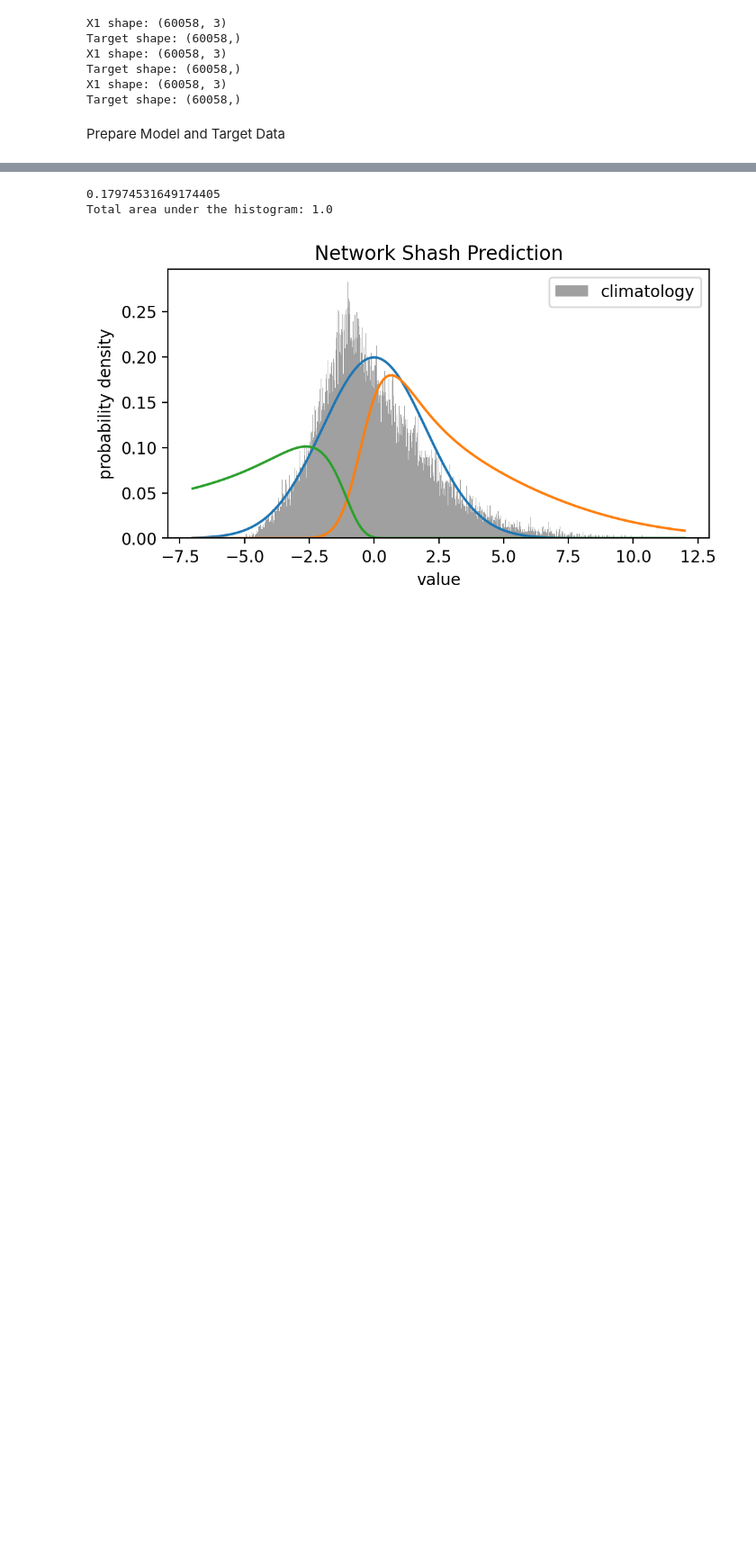
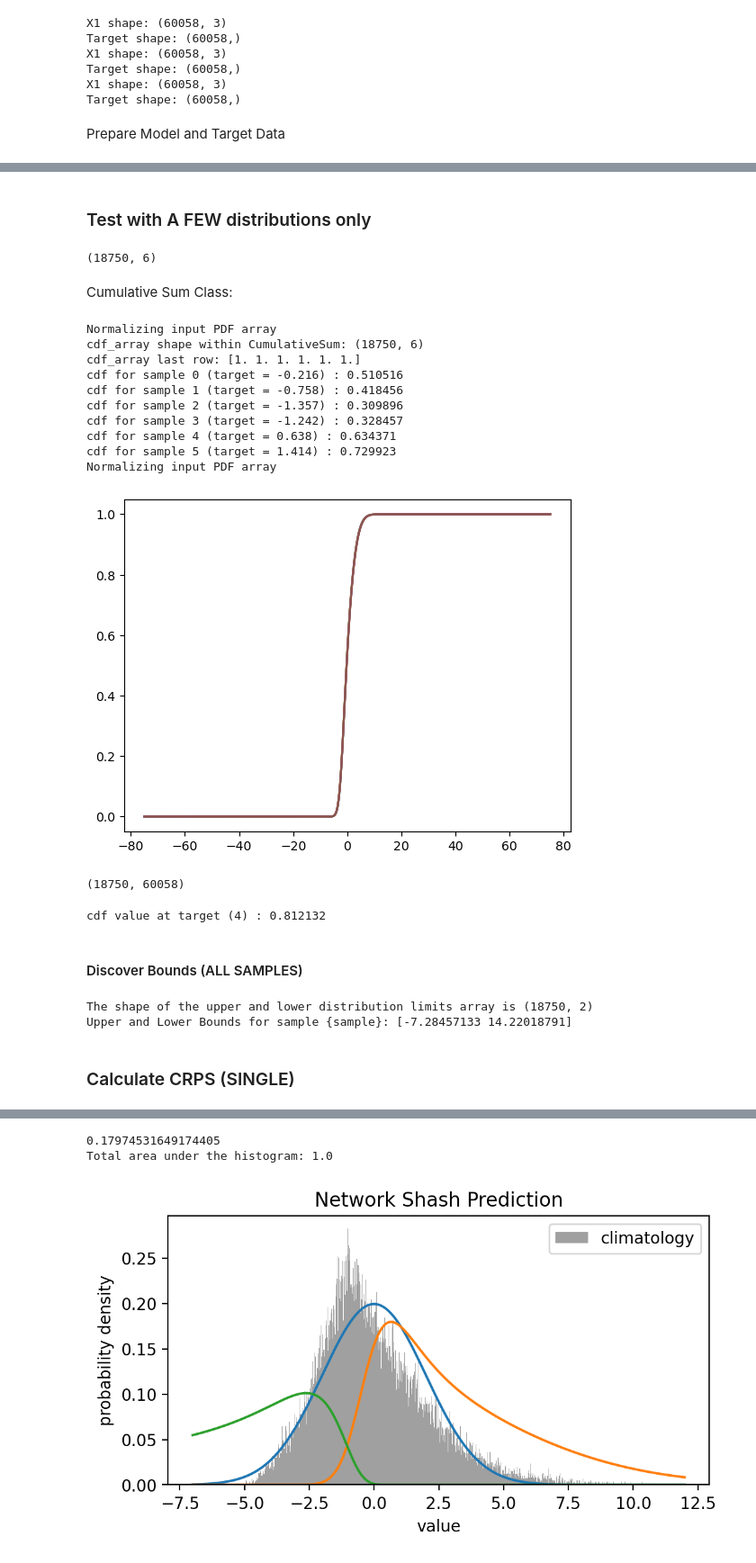
Before and after one commit to Jolan-vP/E3SM, a Jupyter notebook: analysis_006_crps_proper_scoring.ipynb, the cells around one changed output, grey strips where cells are left out. Shown at 90% size. Cells and saved outputs as stored; diff of their text form; code cells hidden in the pictures; blank space fills up the shorter version.

Commit message:
Progress with Proper Scoring Implementation; successfully created CumulativeSum and DiscoverBounds classes.

```diff
--- a/analysis_006_crps_proper_scoring.ipynb
+++ b/analysis_006_crps_proper_scoring.ipynb
@@ -73,7 +70,7 @@ test_target = test_target["y"][front_cutoff : -back_cutoff]
 # test_target = test_target[30000:40000]
 # %%
 # Establish SHASH PDF Distributions for All Samples:
-x = np.arange(-75, 75, 0.01)
+x = np.arange(-75, 75, 0.008)
 dist = Shash(output)
 p = dist.prob(x).numpy()
 print(p.shape)
@@ -126,0 +94,57 @@ plt.ylabel(r"Gamma of SHASH ($\gamma$)" "\n" "(Confidence)")
+# %% [markdown]
+### Test with A FEW distributions only
+# %%
+p_double = p[:,1998:2004]
+print(p_double.shape)
+
+test_target_double = test_target[1998:2004]
+# %% [output]
+(18750, 6)
+# %% [markdown]
+Cumulative Sum Class:
+# %%
+from model.CRPS import CumulativeSum
+cumulative_sum = CumulativeSum(axis=1)
+cdf = cumulative_sum(p_double, target = test_target_double, x_values=x)
+assert callable(cdf)
+
+cdf_array = CumulativeSum.cdf_array_output(p)
+# %% [output]
+Normalizing input PDF array
+cdf_array shape within CumulativeSum: (18750, 6)
+cdf_array last row: [1. 1. 1. 1. 1. 1.]
+cdf for sample 0 (target = -0.216) : 0.510516
+cdf for sample 1 (target = -0.758) : 0.418456
+cdf for sample 2 (target = -1.357) : 0.309896
+cdf for sample 3 (target = -1.242) : 0.328457
+cdf for sample 4 (target = 0.638) : 0.634371
+cdf for sample 5 (target = 1.414) : 0.729923
+Normalizing input PDF array
+[figure, added]
+# %%
+print(cdf_array.shape)
+# %% [output]
+(18750, 60058)
+# %%
+example = cdf(4, x_values=x)
+# %% [output]
+cdf value at target (4) : 0.812132
+# %% [markdown]
+#### Discover Bounds (ALL SAMPLES)
+# %%
+from scipy.stats import rv_continuous
+from scipy.interpolate import interp1d
+from model.CRPS import _discover_bounds
+
+tol = config["databuilder"]["CRPS_tolerance"]
+
+bounds = _discover_bounds(cdf_array, x, tolerance =tol)
+
+# Print the PPF values for a specific sample, for example the first one
+sample = 10
+print("Upper and Lower Bounds for sample {sample}:", bounds[sample])
+# %% [output]
+The shape of the upper and lower distribution limits array is (18750, 2)
+Upper and Lower Bounds for sample {sample}: [-7.28457133 14.22018791]
+# %% [markdown]
+### Calculate CRPS (SINGLE)
```
Also changed, not shown: parts of 14 cells of this notebook, 5 other files.
